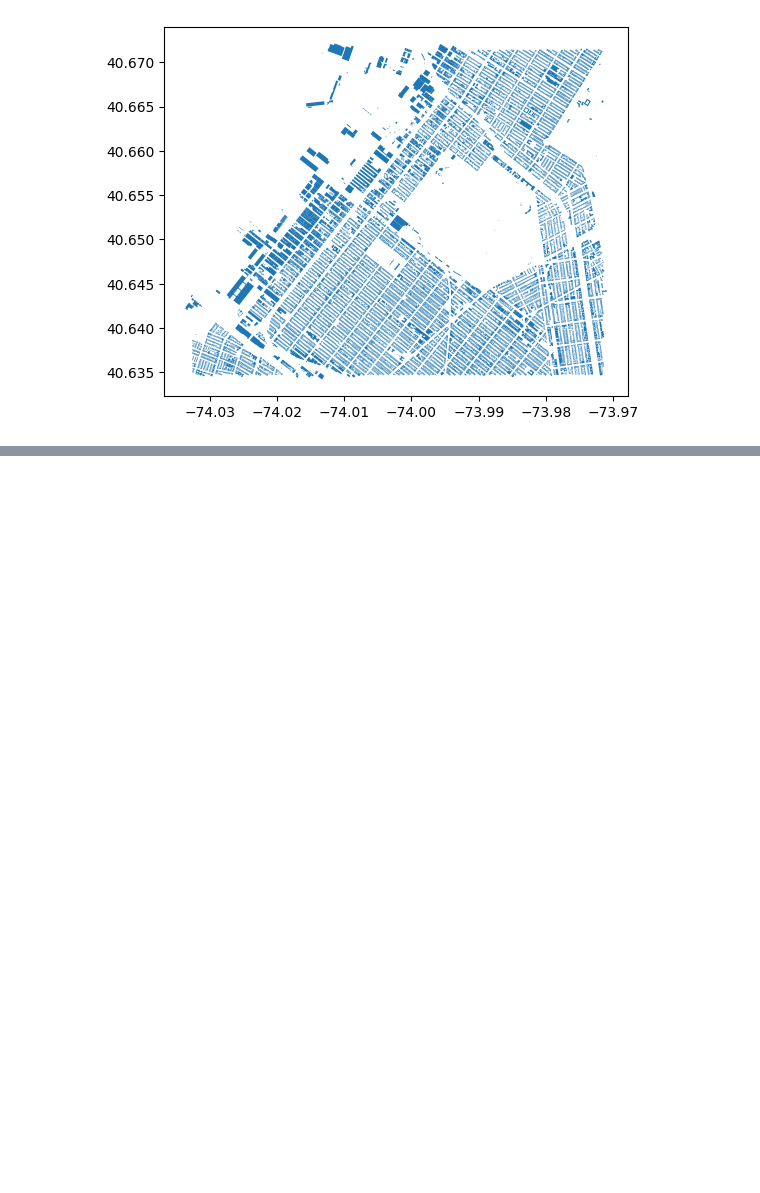
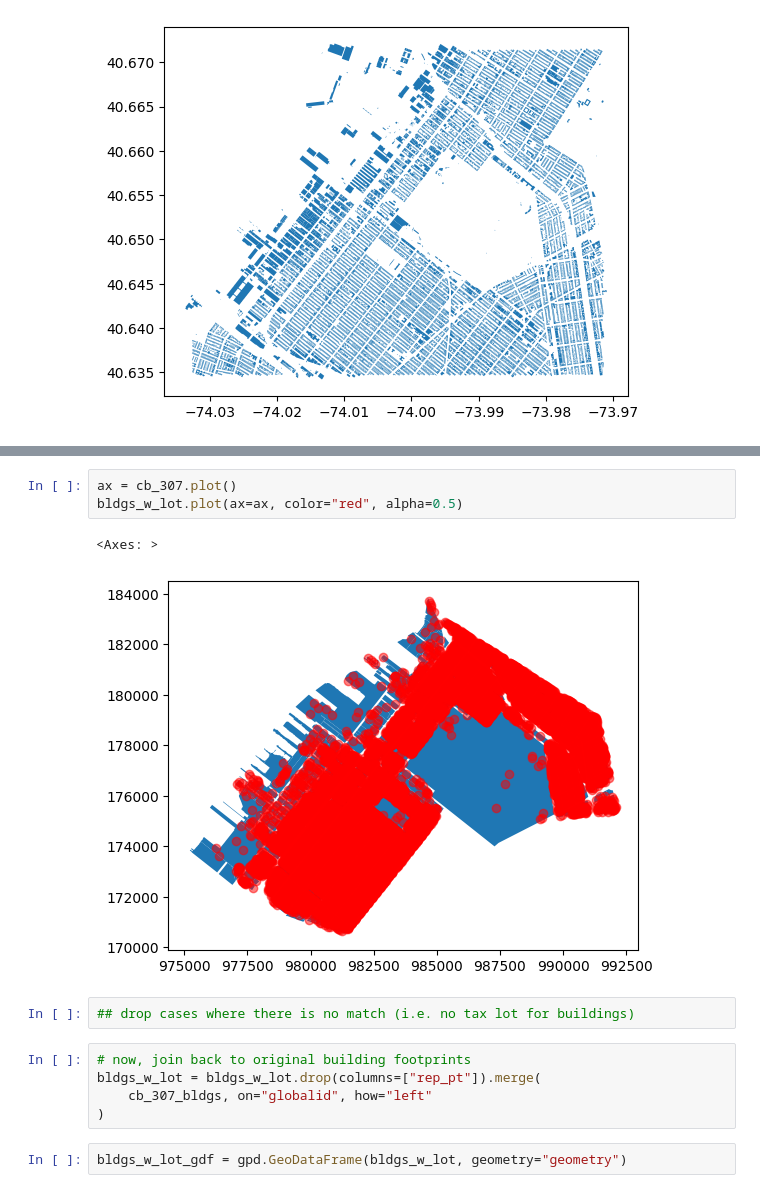
Before and after one commit to mapping-systems/cdp-mapping-systems, a Jupyter notebook: Tutorials/02_geoprocessing.ipynb, the cells around one changed output, grey strips where cells are left out. Drawn from its saved outputs; the diff is of its cells as text; blank space fills up the shorter version.

```diff
--- a/Tutorials/02_geoprocessing.ipynb
+++ b/Tutorials/02_geoprocessing.ipynb
@@ -91,0 +142,15 @@ cb_307_bldgs.plot()
+# %%
+ax = cb_307.plot()
+bldgs_w_lot.plot(ax=ax, color="red", alpha=0.5)
+# %% [output]
+<Axes: >
+[figure, added]
+# %%
+## drop cases where there is no match (i.e. no tax lot for buildings)
+# %%
+# now, join back to original building footprints
+bldgs_w_lot = bldgs_w_lot.drop(columns=["rep_pt"]).merge(
+    cb_307_bldgs, on="globalid", how="left"
+)
+# %%
+bldgs_w_lot_gdf = gpd.GeoDataFrame(bldgs_w_lot, geometry="geometry")
```
Also changed, not shown: parts of 32 cells of this notebook.
